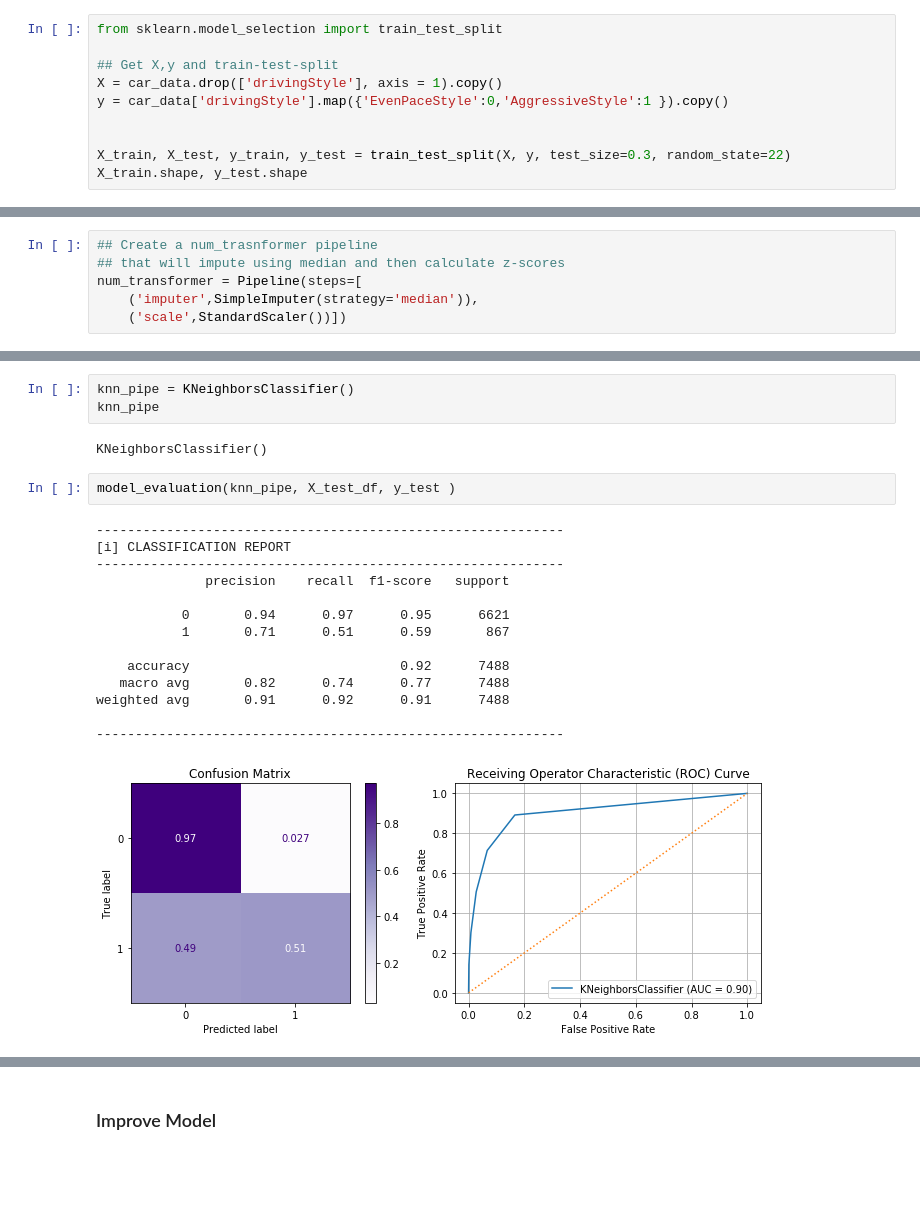
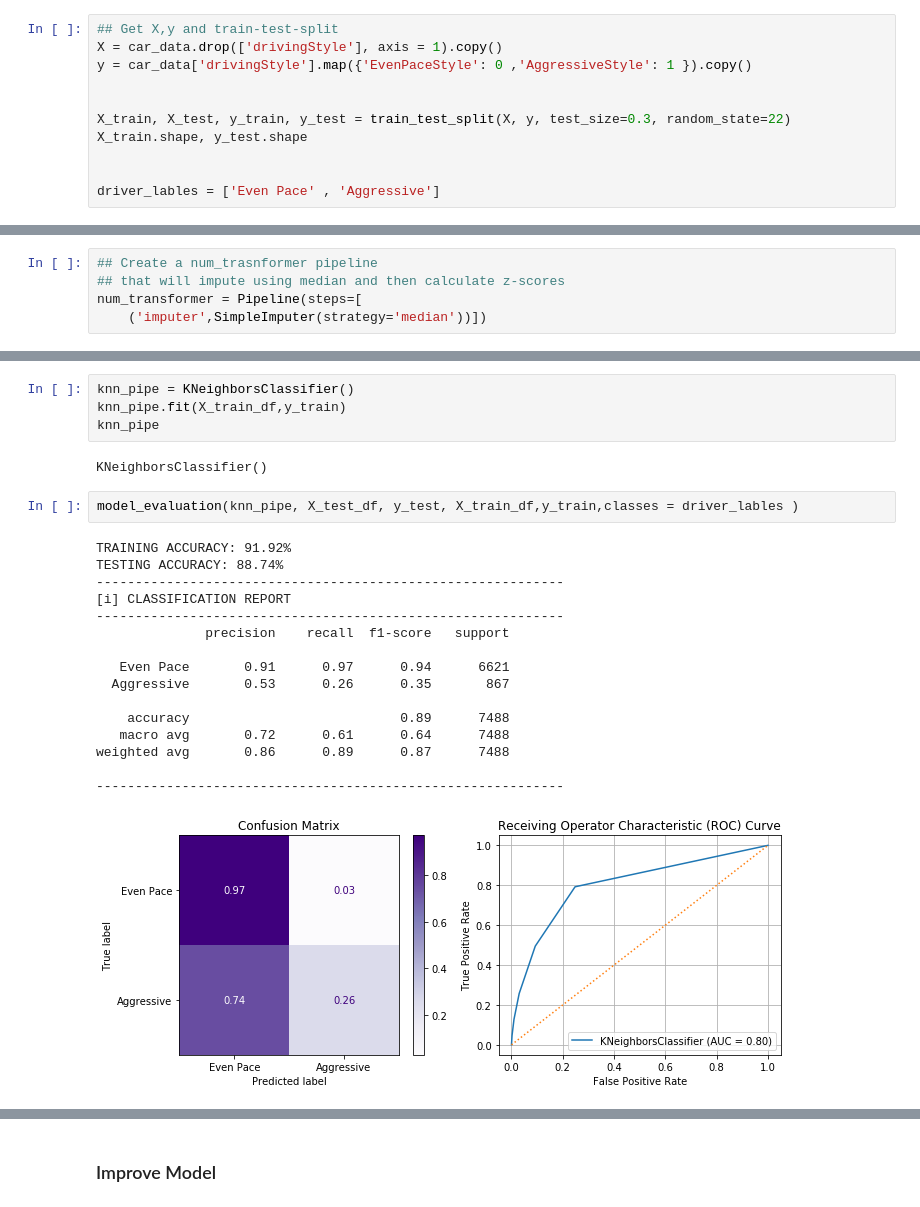
Before and after one commit to phillipojo24/dsc-mod-3-project-v2-1-onl01-dtsc-pt-041320, a Jupyter notebook: student.ipynb, the cells around one changed output, grey strips where cells are left out. Cells and saved outputs as stored; diff of their text form; blank space fills up the shorter version.

```diff
--- a/student.ipynb
+++ b/student.ipynb
@@ -111,12 +216,13 @@ y = car_data['drivingStyle']
 # %% [markdown]
 This is the part where split the data before processing. This helps with ensuring that our model is actual giving us true prediction because we are eleminating data leakage.
 # %%
-from sklearn.model_selection import train_test_split
-
 ## Get X,y and train-test-split
 X = car_data.drop(['drivingStyle'], axis = 1).copy()
-y = car_data['drivingStyle'].map({'EvenPaceStyle':0,'AggressiveStyle':1 }).copy()
+y = car_data['drivingStyle'].map({'EvenPaceStyle': 0 ,'AggressiveStyle': 1 }).copy()
 
 
 X_train, X_test, y_train, y_test = train_test_split(X, y, test_size=0.3, random_state=22)
 X_train.shape, y_test.shape
+
+
+driver_lables = ['Even Pace' , 'Aggressive']
@@ -173,8 +272,7 @@ num_cols
 ## Create a num_trasnformer pipeline
 ## that will impute using median and then calculate z-scores
 num_transformer = Pipeline(steps=[
-    ('imputer',SimpleImputer(strategy='median')),
-    ('scale',StandardScaler())])
+    ('imputer',SimpleImputer(strategy='median'))])
 # %%
 ## .fit_transform X_train
 X_train_tf = num_transformer.fit_transform(X_train[num_cols])
@@ -392,22 +417,25 @@ def model_evaluation(model,X_test,y_test,classes=None,
 # %%
 knn_pipe = KNeighborsClassifier()
+knn_pipe.fit(X_train_df,y_train)
 knn_pipe
 # %% [output]
 KNeighborsClassifier()
 # %%
-model_evaluation(knn_pipe, X_test_df, y_test )
+model_evaluation(knn_pipe, X_test_df, y_test, X_train_df,y_train,classes = driver_lables )
 # %% [output]
+TRAINING ACCURACY: 91.92%
+TESTING ACCURACY: 88.74%
 ------------------------------------------------------------
 [i] CLASSIFICATION REPORT
 ------------------------------------------------------------
               precision    recall  f1-score   support
 
-           0       0.94      0.97      0.95      6621
-           1       0.71      0.51      0.59       867
+   Even Pace       0.91      0.97      0.94      6621
+  Aggressive       0.53      0.26      0.35       867
 
-    accuracy                           0.92      7488
-   macro avg       0.82      0.74      0.77      7488
-weighted avg       0.91      0.92      0.91      7488
+    accuracy                           0.89      7488
+   macro avg       0.72      0.61      0.64      7488
+weighted avg       0.86      0.89      0.87      7488
 
 ------------------------------------------------------------
-[figure, old version]
+[figure, new version]
```
Also changed, not shown: parts of 83 cells of this notebook, 4 other files.
